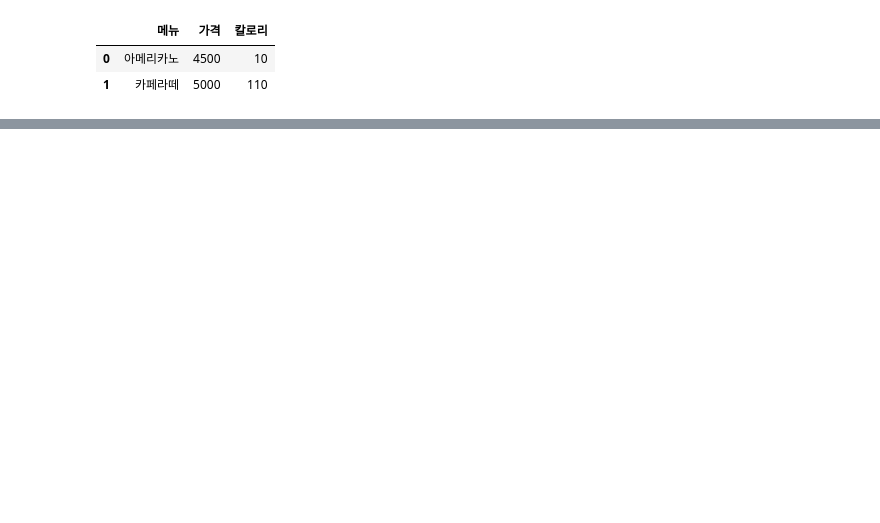
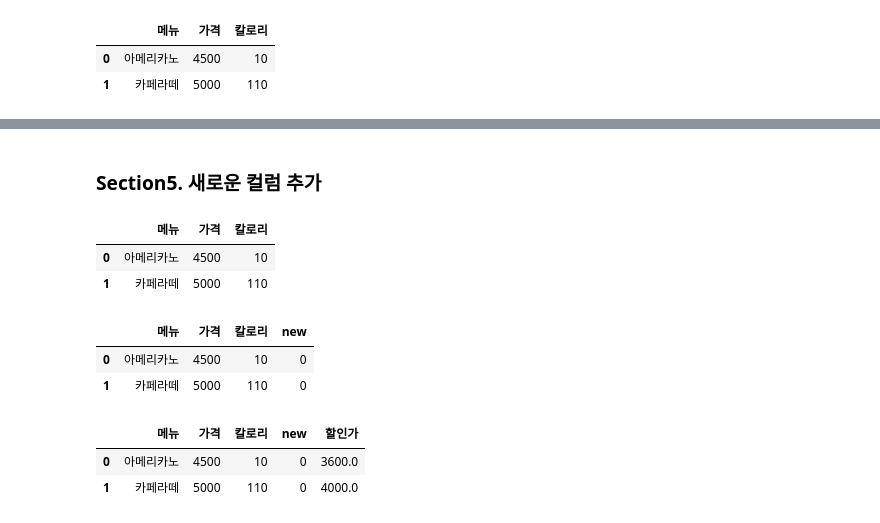
Before and after one commit to va4756/algio_sklearn, a Jupyter notebook: bigdata_sinagong_part1.ipynb, the cells around one changed output, grey strips where cells are left out. Cells and saved outputs as stored; diff of their text form; code cells hidden in the pictures; blank space fills up the shorter version.

```diff
--- a/bigdata_sinagong_part1.ipynb
+++ b/bigdata_sinagong_part1.ipynb
@@ -147,0 +311,26 @@ df.head(2)
+# %% [markdown]
+### Section5. 새로운 컬럼 추가
+# %%
+df = pd.read_csv('cafe.csv')
+df.head(2)
+# %% [output]
+|  | 메뉴 | 가격 | 칼로리 |
+| 0 | 아메리카노 | 4500 | 10 |
+| 1 | 카페라떼 | 5000 | 110 |
+# %%
+# 새로운 컬럼 추가 (값은 0)
+df['new'] = 0
+df.head(2)
+# %% [output]
+|  | 메뉴 | 가격 | 칼로리 | new |
+| 0 | 아메리카노 | 4500 | 10 | 0 |
+| 1 | 카페라떼 | 5000 | 110 | 0 |
+# %%
+# 할인가 컬럼 추가
+discount = 0.2
+df['할인가'] = df['가격'] * (1 - discount)
+df.head(2)
+# %% [output]
+|  | 메뉴 | 가격 | 칼로리 | new | 할인가 |
+| 0 | 아메리카노 | 4500 | 10 | 0 | 3600.0 |
+| 1 | 카페라떼 | 5000 | 110 | 0 | 4000.0 |
```
Also changed, not shown: parts of 26 cells of this notebook.
